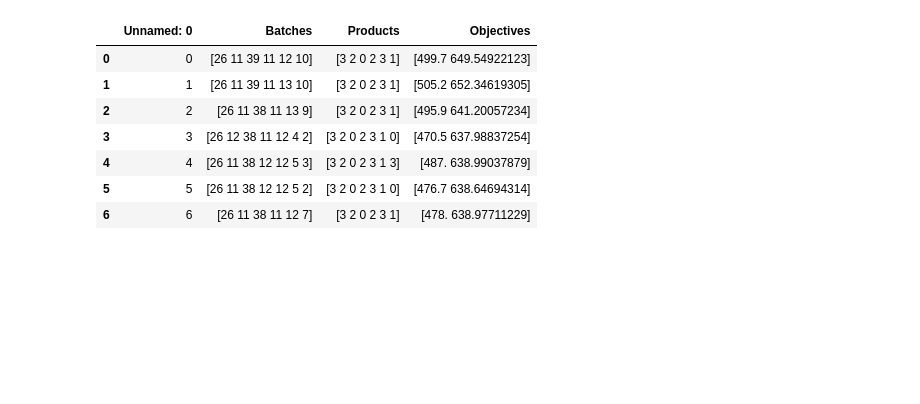
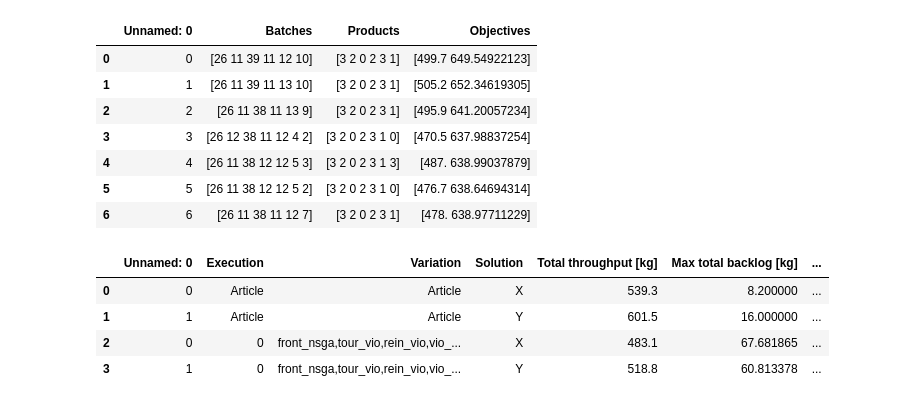
Before and after one commit to DTKx/capacityplanpy, a Jupyter notebook: 02_implementacao/parse_raw.ipynb, the cells around one changed output. Cells and saved outputs as stored; diff of their text form; code cells hidden in the pictures; blank space fills up the shorter version.

```diff
--- a/02_implementacao/parse_raw.ipynb
+++ b/02_implementacao/parse_raw.ipynb
@@ -959,0 +971,10 @@ results
+# %%
+name="27-121"
+result=pd.read_csv(root_path_analysis+name+'.csv')# Import from csv
+result
+# %% [output]
+|  | Unnamed: 0 | Execution | Variation | Solution | Total throughput [kg] | Max total backlog [kg] | ... |
+| 0 | 0 | Article | Article | X | 539.3 | 8.200000 | ... |
+| 1 | 1 | Article | Article | Y | 601.5 | 16.000000 | ... |
+| 2 | 0 | 0 | front_nsga,tour_vio,rein_vio,vio_... | X | 483.1 | 67.681865 | ... |
+| 3 | 1 | 0 | front_nsga,tour_vio,rein_vio,vio_... | Y | 518.8 | 60.813378 | ... |
```
Also changed, not shown: parts of 7 cells of this notebook, 3 other files.
